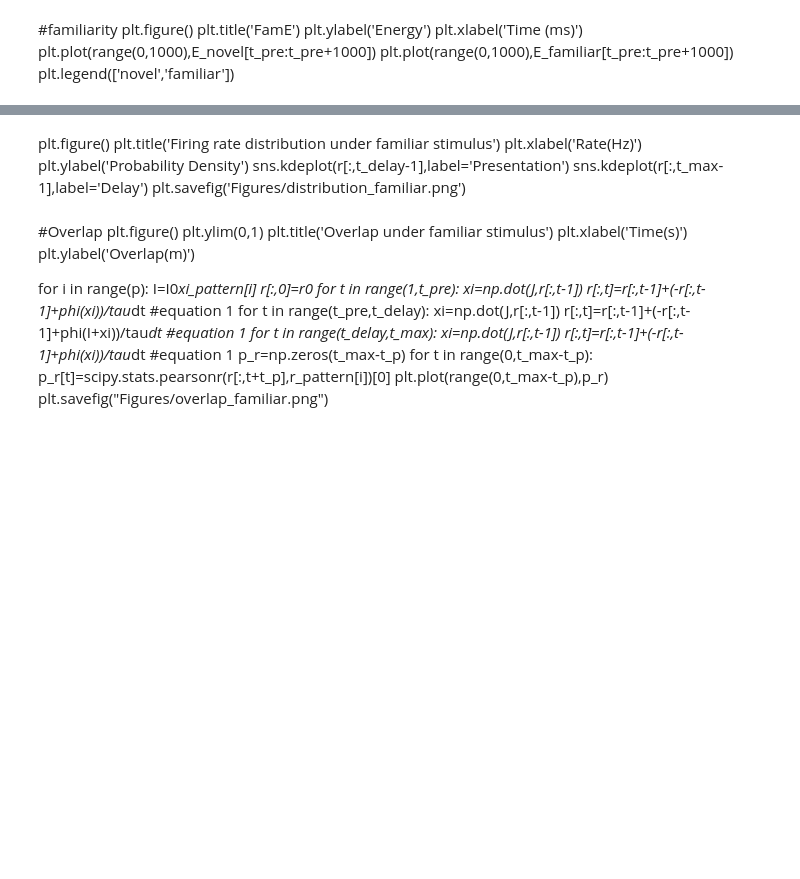
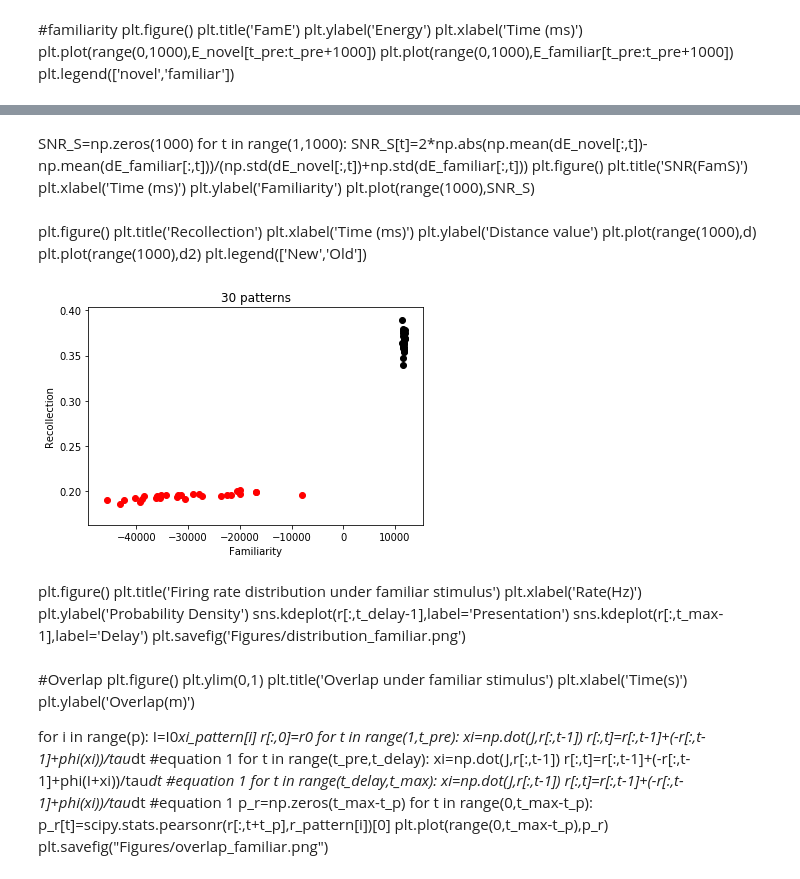
Before and after one commit to xmxhuihui/Final-Project, a Jupyter notebook: Attractor Network Model(Multiple Patterns)-familiarity.ipynb, the cells around one changed output, grey strips where cells are left out. Cells and saved outputs as stored; diff of their text form; code cells hidden in the pictures; blank space fills up the shorter version.

```diff
--- a/Attractor Network Model(Multiple Patterns)-familiarity.ipynb
+++ b/Attractor Network Model(Multiple Patterns)-familiarity.ipynb
@@ -226,3 +216,30 @@ plt.plot(range(1000),SNR)
+# %% [markdown]
+SNR_S=np.zeros(1000)
+for t in range(1,1000):
+    SNR_S[t]=2*np.abs(np.mean(dE_novel[:,t])-np.mean(dE_familiar[:,t]))/(np.std(dE_novel[:,t])+np.std(dE_familiar[:,t]))
+plt.figure()
+plt.title('SNR(FamS)')
+plt.xlabel('Time (ms)')
+plt.ylabel('Familiarity')
+plt.plot(range(1000),SNR_S)
+# %% [markdown]
+plt.figure()
+plt.title('Recollection')
+plt.xlabel('Time (ms)')
+plt.ylabel('Distance value')
+plt.plot(range(1000),d)
+plt.plot(range(1000),d2)
+plt.legend(['New','Old'])
+# %%
+plt.figure()
+plt.title('30 patterns')
+plt.ylabel('Recollection')
+plt.xlabel('Familiarity')
+for i in range(p):
+    plt.scatter(E_familiars[i],1/2*(1-np.dot(r_familiar[:,i],r_pattern[i])/np.linalg.norm(r_familiar[:,i])/np.linalg.norm(r_pattern[i])),c='r')
+    plt.scatter(E_novels[i],1/2*(1-np.dot(r_novel[:,i],r_familiar[:,i])/np.linalg.norm(r_novel[:,i])/np.linalg.norm(r_familiar[:,i])),c='k')
+# %% [output]
+[figure, added]
 # %% [markdown]
 plt.figure()
 plt.title('Firing rate distribution under familiar stimulus')
```
Also changed, not shown: parts of 13 cells of this notebook, 10 other files.
